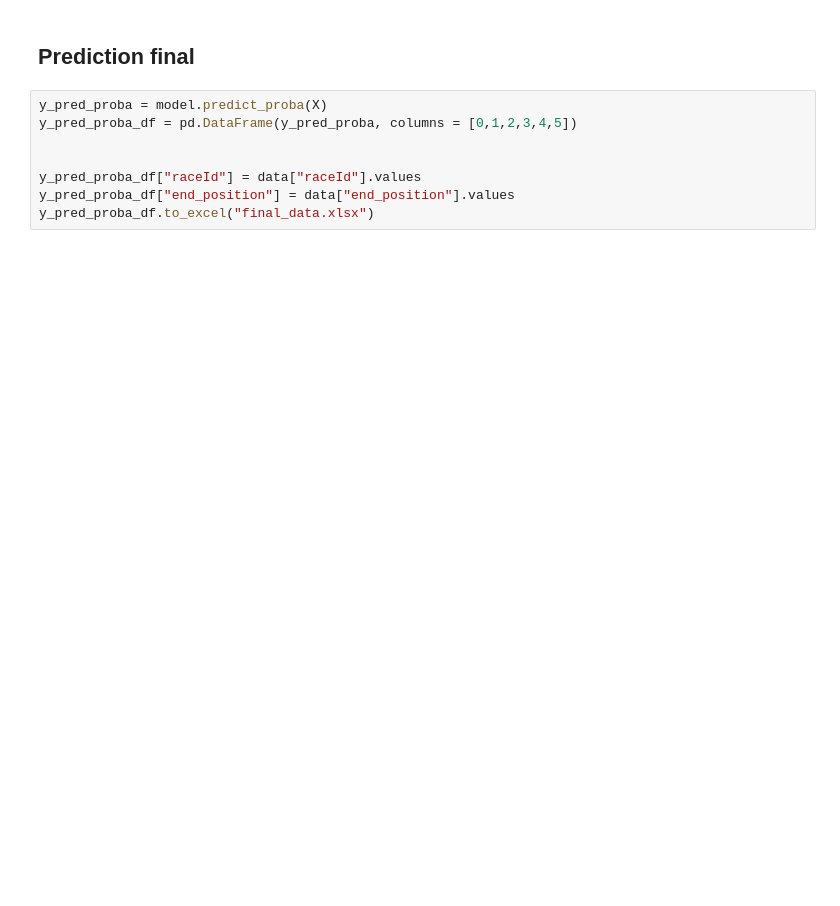
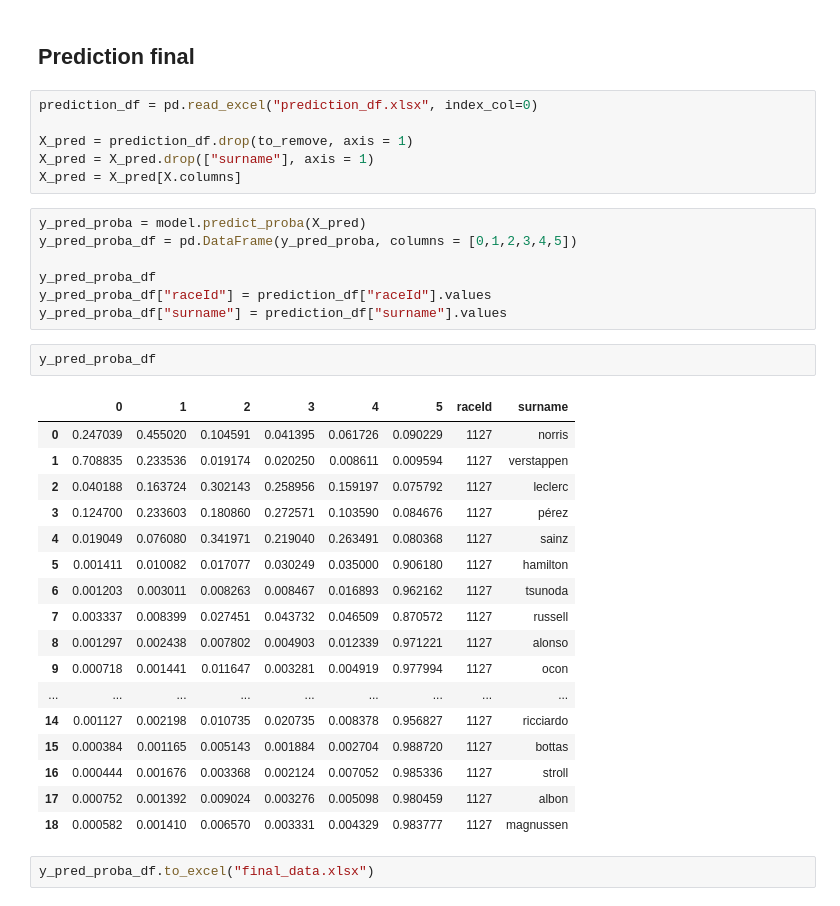
Before and after one commit to Maac111/F1-prediction, a Jupyter notebook: xgboost_class.ipynb, the cells around one changed output. Saved outputs shown, nothing was run; the diff lists cells and outputs as text; blank space fills up the shorter version.

```diff
--- a/xgboost_class.ipynb
+++ b/xgboost_class.ipynb
@@ -288,10 +310,37 @@ best_hyperparams
 # %% [markdown]
 ## Prediction final
+# %%
+prediction_df = pd.read_excel("prediction_df.xlsx", index_col=0)
+
+X_pred = prediction_df.drop(to_remove, axis = 1)
+X_pred = X_pred.drop(["surname"], axis = 1)
+X_pred = X_pred[X.columns]
 # %%
-y_pred_proba = model.predict_proba(X)
+y_pred_proba = model.predict_proba(X_pred)
 y_pred_proba_df = pd.DataFrame(y_pred_proba, columns = [0,1,2,3,4,5])
 
-
-y_pred_proba_df["raceId"] = data["raceId"].values
-y_pred_proba_df["end_position"] = data["end_position"].values
-y_pred_proba_df.to_excel("final_data.xlsx")
+y_pred_proba_df
+y_pred_proba_df["raceId"] = prediction_df["raceId"].values
+y_pred_proba_df["surname"] = prediction_df["surname"].values
+# %%
+y_pred_proba_df
+# %% [output]
+|  | 0 | 1 | 2 | 3 | 4 | 5 | raceId | surname |
+| 0 | 0.247039 | 0.455020 | 0.104591 | 0.041395 | 0.061726 | 0.090229 | 1127 | norris |
+| 1 | 0.708835 | 0.233536 | 0.019174 | 0.020250 | 0.008611 | 0.009594 | 1127 | verstappen |
+| 2 | 0.040188 | 0.163724 | 0.302143 | 0.258956 | 0.159197 | 0.075792 | 1127 | leclerc |
+| 3 | 0.124700 | 0.233603 | 0.180860 | 0.272571 | 0.103590 | 0.084676 | 1127 | pérez |
+| 4 | 0.019049 | 0.076080 | 0.341971 | 0.219040 | 0.263491 | 0.080368 | 1127 | sainz |
+| 5 | 0.001411 | 0.010082 | 0.017077 | 0.030249 | 0.035000 | 0.906180 | 1127 | hamilton |
+| 6 | 0.001203 | 0.003011 | 0.008263 | 0.008467 | 0.016893 | 0.962162 | 1127 | tsunoda |
+| 7 | 0.003337 | 0.008399 | 0.027451 | 0.043732 | 0.046509 | 0.870572 | 1127 | russell |
+| 8 | 0.001297 | 0.002438 | 0.007802 | 0.004903 | 0.012339 | 0.971221 | 1127 | alonso |
+| 9 | 0.000718 | 0.001441 | 0.011647 | 0.003281 | 0.004919 | 0.977994 | 1127 | ocon |
+| ... | ... | ... | ... | ... | ... | ... | ... | ... |
+| 14 | 0.001127 | 0.002198 | 0.010735 | 0.020735 | 0.008378 | 0.956827 | 1127 | ricciardo |
+| 15 | 0.000384 | 0.001165 | 0.005143 | 0.001884 | 0.002704 | 0.988720 | 1127 | bottas |
+| 16 | 0.000444 | 0.001676 | 0.003368 | 0.002124 | 0.007052 | 0.985336 | 1127 | stroll |
+| 17 | 0.000752 | 0.001392 | 0.009024 | 0.003276 | 0.005098 | 0.980459 | 1127 | albon |
+| 18 | 0.000582 | 0.001410 | 0.006570 | 0.003331 | 0.004329 | 0.983777 | 1127 | magnussen |
+# %%
+y_pred_proba_df.to_excel("final_data.xlsx")
```
Also changed, not shown: parts of 14 cells of this notebook, 6 other files.
